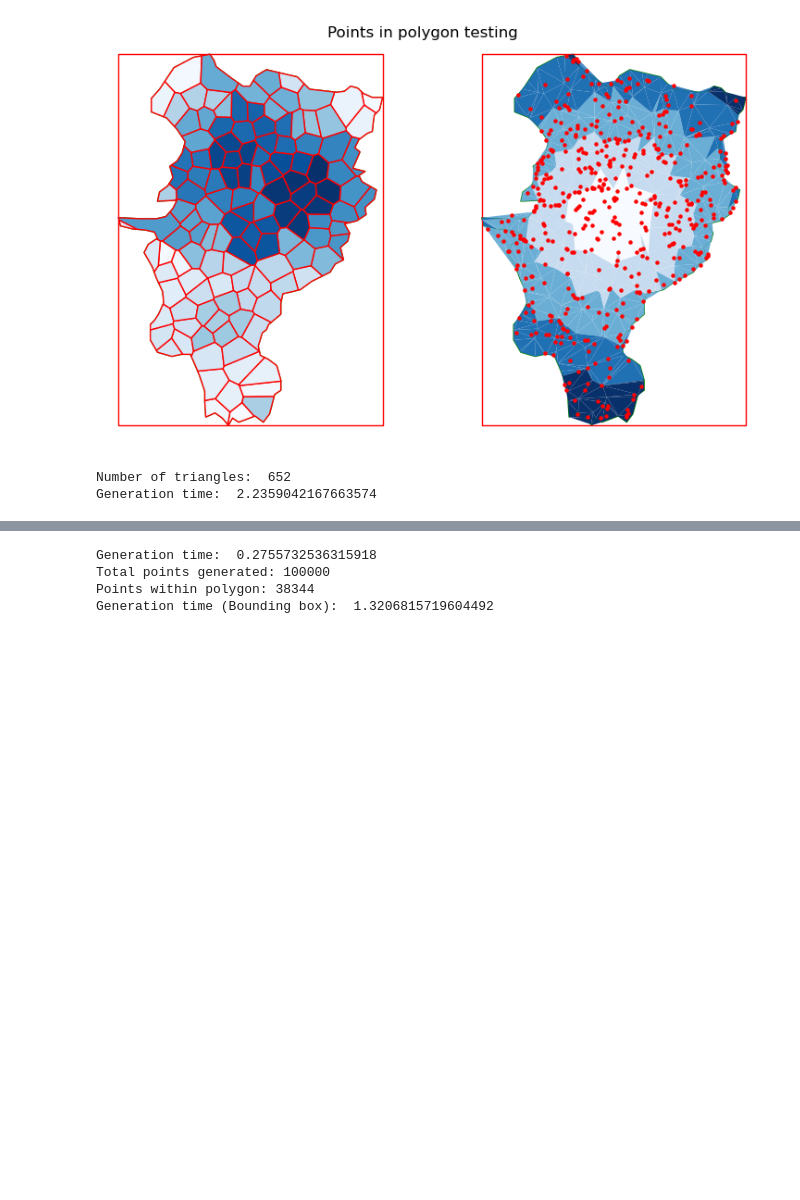
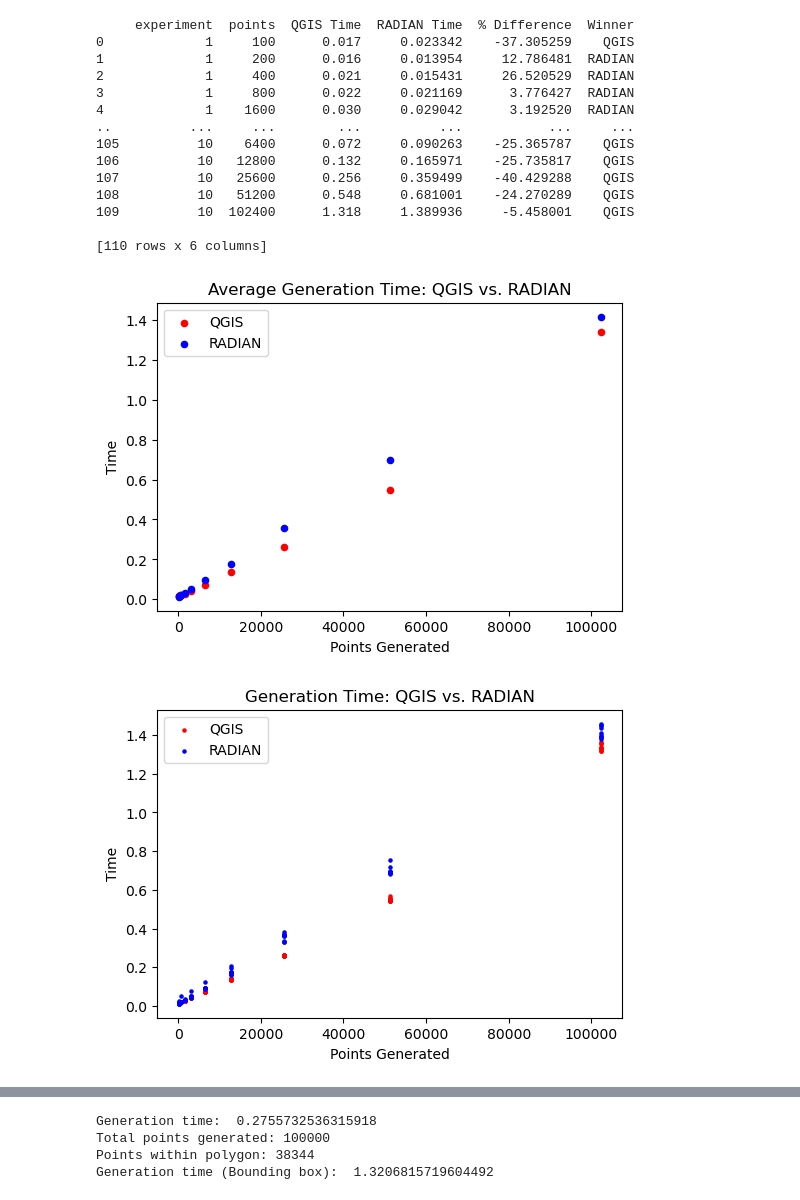
Before and after one commit to paddeaux/radian, a Jupyter notebook: points_in_polygon.ipynb, the cells around one changed output, grey strips where cells are left out. Cells and saved outputs as stored; diff of their text form; code cells hidden in the pictures; blank space fills up the shorter version.

```diff
--- a/points_in_polygon.ipynb
+++ b/points_in_polygon.ipynb
@@ -148,34 +148,79 @@ def pip(dir):
     poly_source_tri = gpd.GeoSeries(triangulate(poly_source.iloc[0][0]))
     poly_source_bb = poly_bb(poly_source)
     poly_source_bb_tri = gpd.GeoSeries(triangulate(poly_source_bb[0]))
 
     voronoi_polys = voronoi_gen(poly_source, 128)
     voronoi_tri = polys_to_tri(list(voronoi_polys['geometry']))
 
     voronoi_tri = dist_calc_poly(poly_source, voronoi_tri)
     voronoi_tri_points = points_in_tris(voronoi_tri, 500)
 
     end_time = time.time()
 
     for ax in axs:
         ax.axis("off")
         poly_source.plot(ax=ax, edgecolor='green', facecolor='none')
         poly_source_bb.plot(ax=ax, edgecolor='red', facecolor='none')
 
     #poly_source_bb_tri.plot(ax=axs[0], edgecolor='purple', facecolor='none')
     voronoi_polys.plot(ax=axs[0], edgecolor='red', cmap='Blues')
     voronoi_tri.plot(ax=axs[1], edgecolor='none', cmap='Blues', column='class')
     voronoi_tri_points.plot(ax=axs[1], color='red', markersize=5)
 
     plt.show()
 
     print("Number of triangles: ", len(voronoi_tri))
     print("Generation time: ", end_time - start_time)
 
 
+def plot_radian_comparison():
+    df = pd.read_csv("qgis_radian_uniform_10.csv")
 
-pip("scenarios/kildare/kildare.geojson")
+    print(df)
+
+    df_mean = df[['points', 'QGIS Time', 'RADIAN Time']].groupby('points', group_keys=False).mean().reset_index()
+    df_mean['% difference'] = np.round(((df_mean['QGIS Time'] - df_mean['RADIAN Time'])/df_mean['QGIS Time']) * 100, 2)
+
+    fig, ax = plt.subplots(figsize=(6,4))
+
+    df_mean.plot(ax=ax, x='points', y='QGIS Time',color='red', kind='scatter')
+    df_mean.plot(ax=ax, x='points', y='RADIAN Time',color='blue', kind='scatter')
+    ax.set_xlabel('Points Generated')
+    ax.set_ylabel('Time')
+    ax.legend(['QGIS', 'RADIAN'])
+    ax.set_title('Average Generation Time: QGIS vs. RADIAN')
+
+    plt.show()
+
+    fig, ax = plt.subplots(figsize=(6,4))
+
+    df.plot(ax=ax, y='QGIS Time', x='points',color='red', s=5, kind='scatter')
+    df.plot(ax=ax, y='RADIAN Time', x='points',color='blue', s=5, kind='scatter')
+    ax.set_xlabel('Points Generated')
+    ax.set_ylabel('Time')
+    ax.legend(['QGIS', 'RADIAN'])
+    ax.set_title('Generation Time: QGIS vs. RADIAN')
+
+    plt.show()
+
+    print(df.iloc[0:10,:].to_latex(index=False))
+
+plot_radian_comparison()
+#pip("scenarios/kildare/kildare.geojson")
 # %% [output]
+     experiment  points  QGIS Time  RADIAN Time  % Difference  Winner
+0             1     100      0.017     0.023342    -37.305259    QGIS
+1             1     200      0.016     0.013954     12.786481  RADIAN
+2             1     400      0.021     0.015431     26.520529  RADIAN
+3             1     800      0.022     0.021169      3.776427  RADIAN
+4             1    1600      0.030     0.029042      3.192520  RADIAN
+..          ...     ...        ...          ...           ...     ...
+105          10    6400      0.072     0.090263    -25.365787    QGIS
+106          10   12800      0.132     0.165971    -25.735817    QGIS
+107          10   25600      0.256     0.359499    -40.429288    QGIS
+108          10   51200      0.548     0.681001    -24.270289    QGIS
+109          10  102400      1.318     1.389936     -5.458001    QGIS
+
+[110 rows x 6 columns]
-[figure, old version]
+[figure, new version]
-Number of triangles:  652
-Generation time:  2.2359042167663574
+[figure, added]
```
Also changed, not shown: parts of 2 cells of this notebook, 2 other files.
